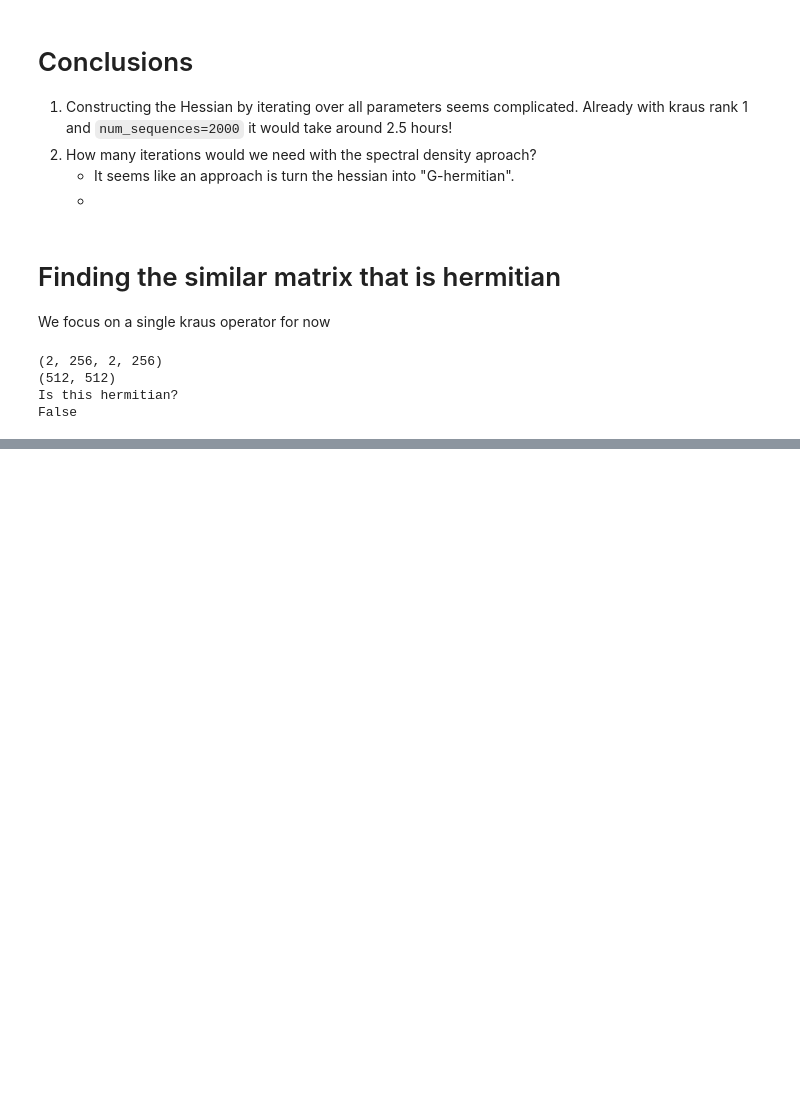
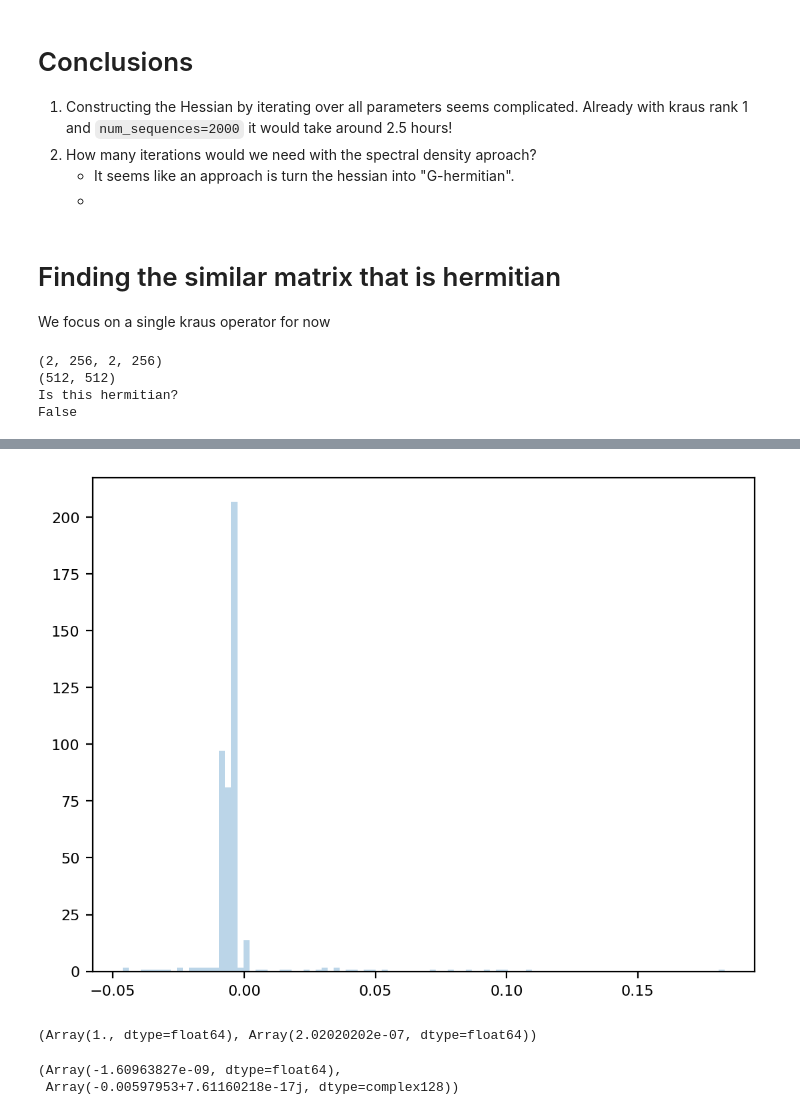
Before and after one commit to EmilianoG-byte/iqm-benchmarks, a Jupyter notebook: playground/num_sequences/testing_sd_approach.ipynb, the cells around one changed output, grey strips where cells are left out. Cells and saved outputs as stored; diff of their text form; code cells hidden in the pictures; blank space fills up the shorter version.

```diff
--- a/playground/num_sequences/testing_sd_approach.ipynb
+++ b/playground/num_sequences/testing_sd_approach.ipynb
@@ -658,0 +946,19 @@ False
+# %%
+# plt.plot(xs, rho)
+plt.figure(dpi=200)
+plt.hist(eigenvals_hermitian.real, bins=100, density=True, alpha=0.3)
+plt.show()
+# %% [output]
+[figure, added]
+# %%
+dx = xs[1] - xs[0]
+jnp.sum(rho) * dx, dx
+# %% [output]
+(Array(1., dtype=float64), Array(2.02020202e-07, dtype=float64))
+# %%
+mean_slq = jnp.sum(xs * rho) * dx
+trace_est = jnp.trace(Hessian_matrix) / dim_input
+mean_slq, trace_est
+# %% [output]
+(Array(-1.60963827e-09, dtype=float64),
+ Array(-0.00597953+7.61160218e-17j, dtype=complex128))
```
Also changed, not shown: parts of 40 cells of this notebook.
